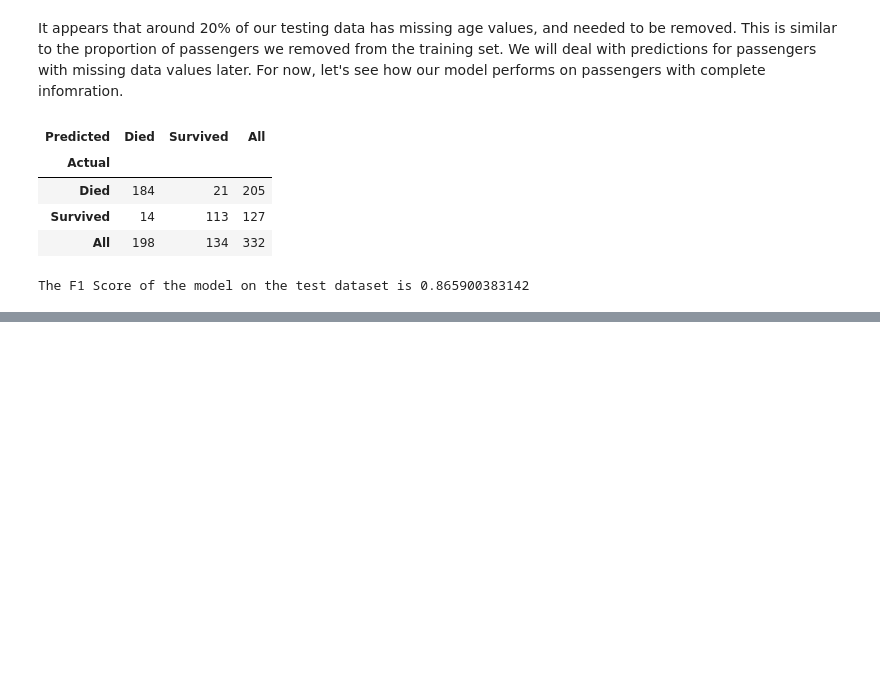
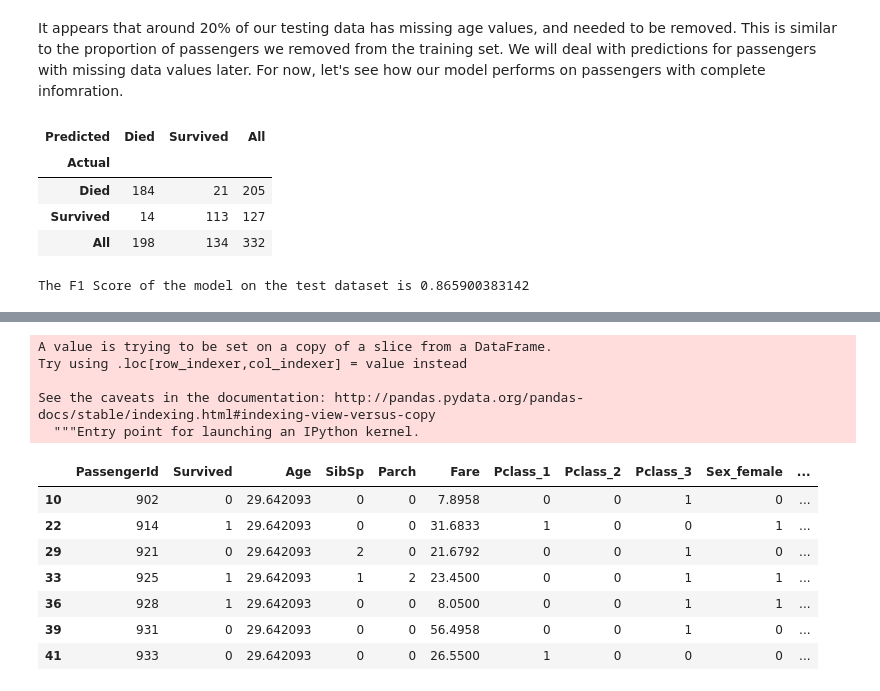
Before and after one commit to VCZLee/Jupyter-Notebooks, a Jupyter notebook: Kaggle/Titanic/Titanic Dataset - Python and data science basics.ipynb, the cells around one changed output, grey strips where cells are left out. Cells and saved outputs as stored; diff of their text form; code cells hidden in the pictures; blank space fills up the shorter version.

Commit message:
Added data imputation

```diff
--- a/Kaggle/Titanic/Titanic Dataset - Python and data science basics.ipynb
+++ b/Kaggle/Titanic/Titanic Dataset - Python and data science basics.ipynb
@@ -366,0 +389,17 @@ Strangely enough, the model seems to have a better time predicting survival on t
+# %%
+test_missing['Age'] = train['Age'].mean()
+test_missing.head(n = 7)
+# %% [output]
+A value is trying to be set on a copy of a slice from a DataFrame.
+Try using .loc[row_indexer,col_indexer] = value instead
+
+See the caveats in the documentation: http://pandas.pydata.org/pandas-docs/stable/indexing.html#indexing-view-versus-copy
+  """Entry point for launching an IPython kernel.
+|  | PassengerId | Survived | Age | SibSp | Parch | Fare | Pclass_1 | Pclass_2 | Pclass_3 | Sex_female | ... |
+| 10 | 902 | 0 | 29.642093 | 0 | 0 | 7.8958 | 0 | 0 | 1 | 0 | ... |
+| 22 | 914 | 1 | 29.642093 | 0 | 0 | 31.6833 | 1 | 0 | 0 | 1 | ... |
+| 29 | 921 | 0 | 29.642093 | 2 | 0 | 21.6792 | 0 | 0 | 1 | 0 | ... |
+| 33 | 925 | 1 | 29.642093 | 1 | 2 | 23.4500 | 0 | 0 | 1 | 1 | ... |
+| 36 | 928 | 1 | 29.642093 | 0 | 0 | 8.0500 | 0 | 0 | 1 | 1 | ... |
+| 39 | 931 | 0 | 29.642093 | 0 | 0 | 56.4958 | 0 | 0 | 1 | 0 | ... |
+| 41 | 933 | 0 | 29.642093 | 0 | 0 | 26.5500 | 1 | 0 | 0 | 0 | ... |
```
Also changed, not shown: parts of 6 cells of this notebook.
